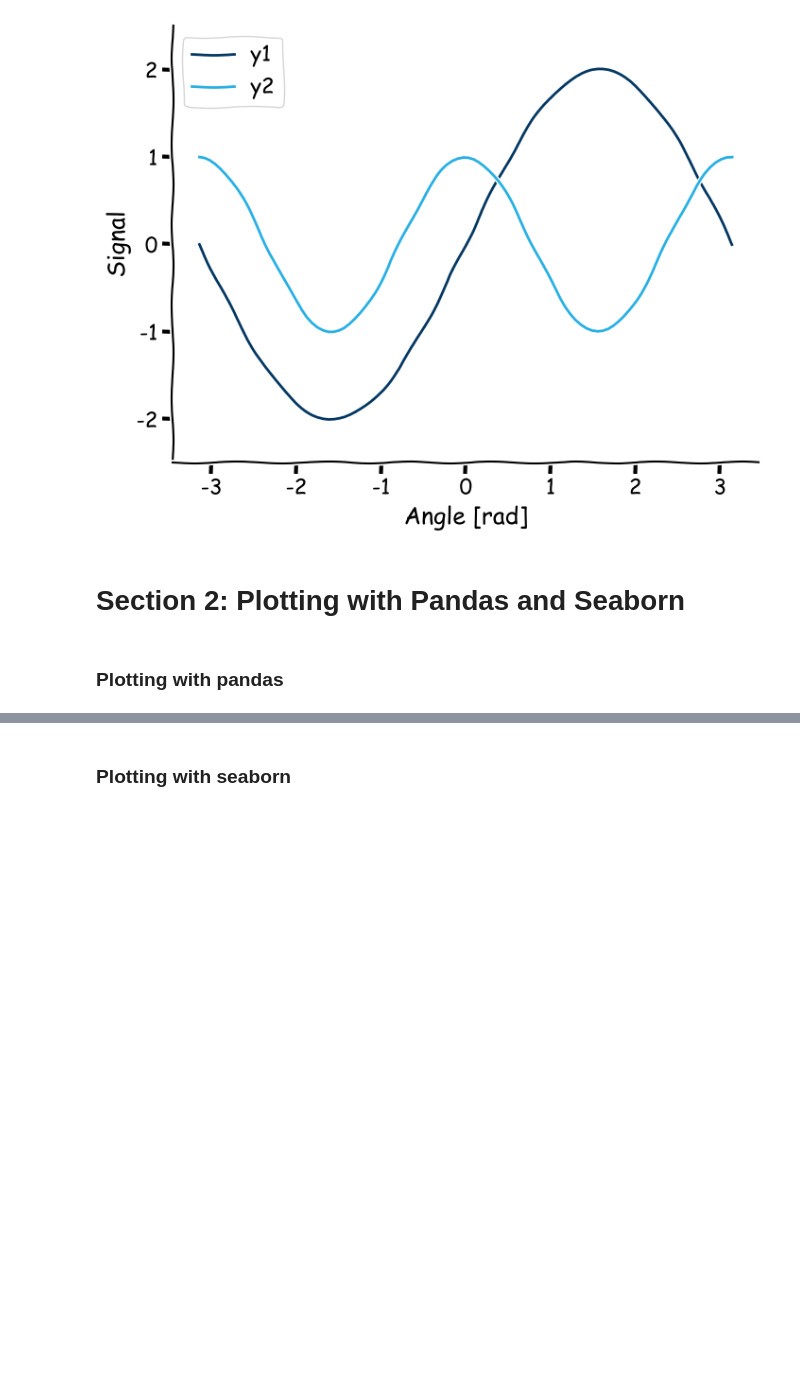
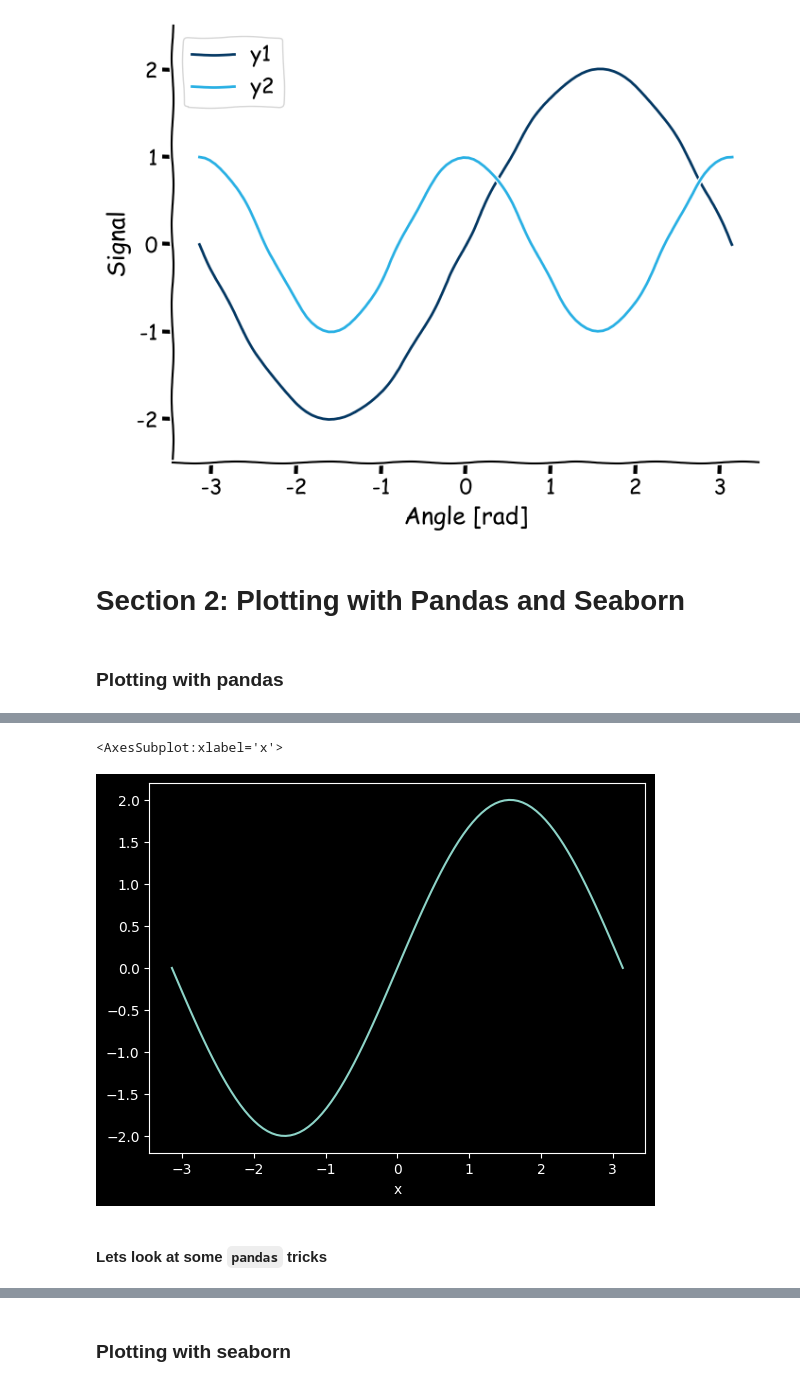
Before and after one commit to GuckLab/SciViz, a Jupyter notebook: workshops/WS3_styles_and_pd-sns.ipynb, the cells around one changed output, grey strips where cells are left out. Cells and saved outputs as stored; diff of their text form; code cells hidden in the pictures; blank space fills up the shorter version.

```diff
--- a/workshops/WS3_styles_and_pd-sns.ipynb
+++ b/workshops/WS3_styles_and_pd-sns.ipynb
@@ -218,0 +266,8 @@ with plt.xkcd():
+# %%
+# you can choose one or more columns to plot
+df['y1'].plot()
+# %% [output]
+<AxesSubplot:xlabel='x'>
+[figure, added]
+# %% [markdown]
+#### Lets look at some `pandas` tricks
```
Also changed, not shown: parts of 17 cells of this notebook.
